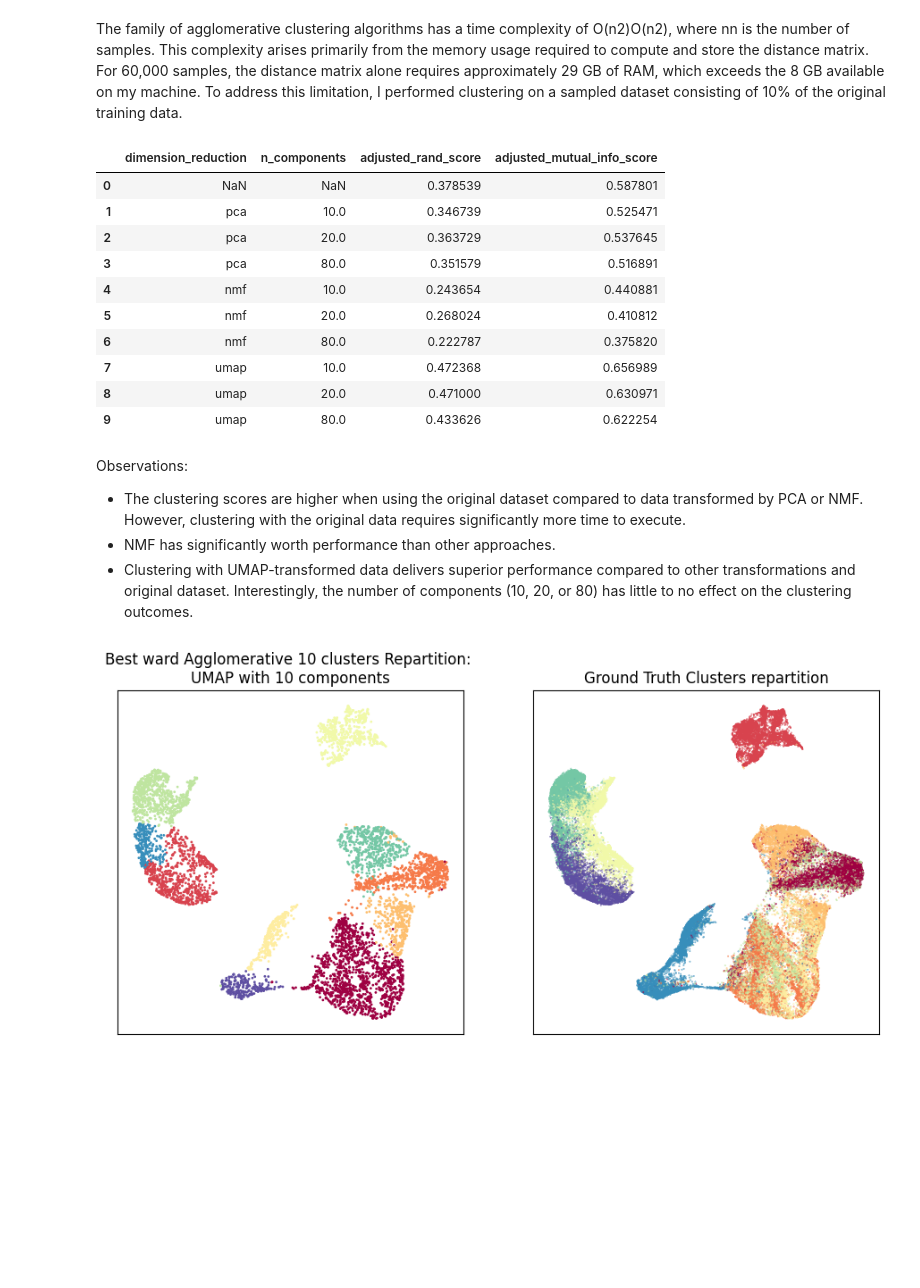
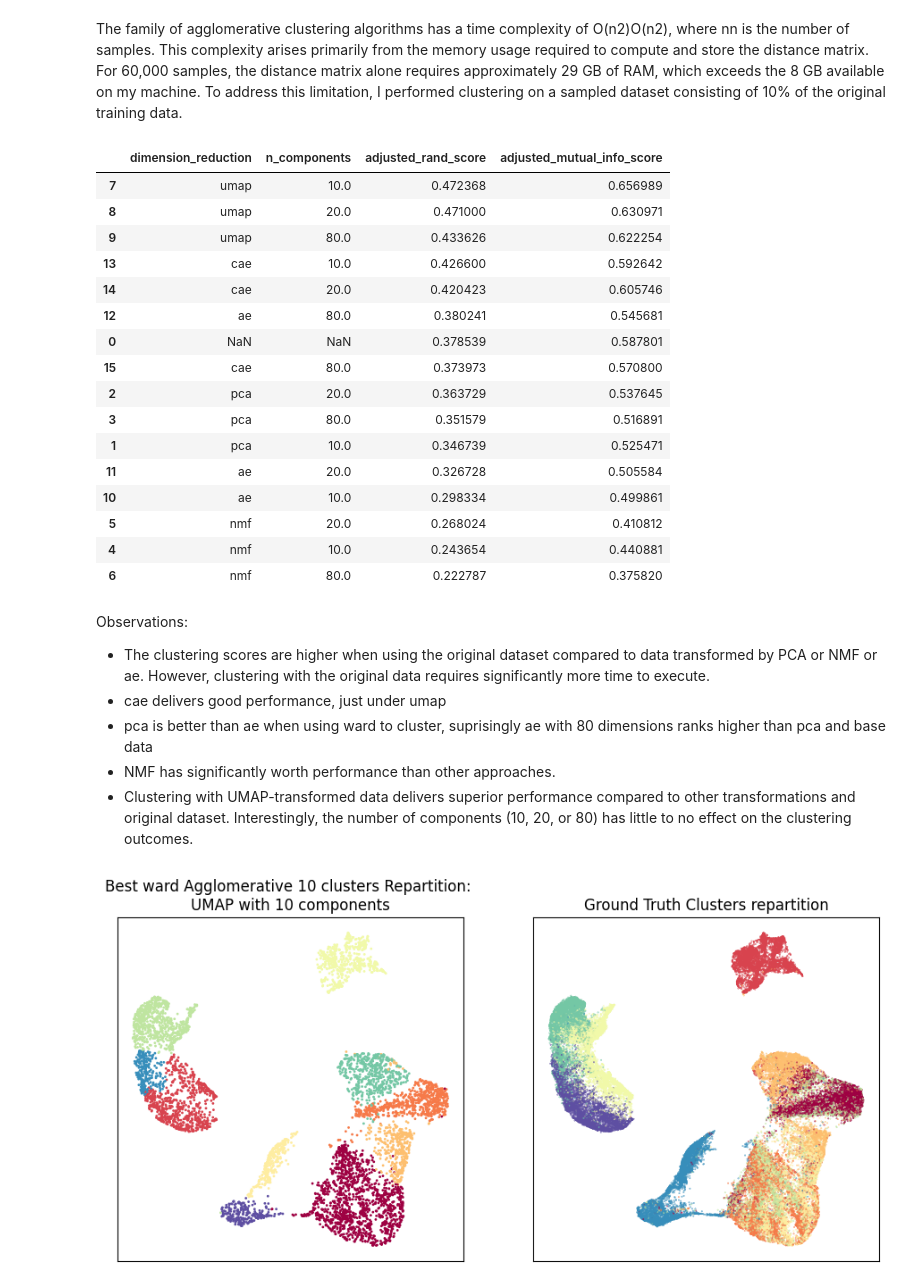
Before and after one commit to Martin-Labenne/fashion-mnist-clusturing, a Jupyter notebook: clustering.ipynb, the cells around one changed output. Cells and saved outputs as stored; diff of their text form; code cells hidden in the pictures; blank space fills up the shorter version.

Commit message:
update the clustering notebook with auto encoder embedded data

```diff
--- a/clustering.ipynb
+++ b/clustering.ipynb
@@ -62,6 +81,7 @@ train_data_filename = 'fashion-mnist_train.csv'
 df = pd.read_csv(kaggle_data_forlder / train_data_filename)
 
 X_train, y_train = df.drop(columns='label'), df['label']
+(_, tf_y_train), (_, _) = tf_datasets.fashion_mnist.load_data()
 
 custom_normalizer = FunctionTransformer(func=(lambda x: x / 255), inverse_func=(lambda x: (x*255).astype(int)))
 
@@ -83,14 +103,17 @@ if not SCORES_FOLDER.exists():
 X_umap_2 = pd.read_csv(DATA_FOLDER / 'X_umap_2.csv')
 # %%
 def model_evaluate(model, dim_reduction_strat=None, n_components=None, sample_size=None):
-
-    y = y_train
 
     if dim_reduction_strat is None :
         X = X_scaled
     else :
         data_path = DATA_FOLDER / f'X_{dim_reduction_strat}_{n_components}.csv'
         X = pd.read_csv(data_path)
+
+    if dim_reduction_strat not in ['ae', 'cae']:
+        y = y_train
+    else:
+        y = tf_y_train
 
     if sample_size is not None:
         X, _, y, _ = train_test_split(X, y, train_size=sample_size, random_state=42)
@@ -287,47 +358,95 @@ else :
             'dimension_reduction': 'nmf',
             'n_components': 80,
             **model_evaluate(AgglomerativeClustering(n_clusters=10), 'nmf', 80, sample_size=0.1)
         },
     ]
 
     ### UMAP Transformed Data
     ward_scores += [
         {
             'dimension_reduction': 'umap',
             'n_components': 10,
             **model_evaluate(AgglomerativeClustering(n_clusters=10), 'umap', 10, sample_size=0.1)
         },
         {
             'dimension_reduction': 'umap',
             'n_components': 20,
             **model_evaluate(AgglomerativeClustering(n_clusters=10), 'umap', 20, sample_size=0.1)
         },
         {
             'dimension_reduction': 'umap',
             'n_components': 80,
             **model_evaluate(AgglomerativeClustering(n_clusters=10), 'umap', 80, sample_size=0.1)
         },
     ]
 
+    ### Auto-Encoder Transformed Data
+    ward_scores += [
+        {
+            'dimension_reduction': 'ae',
+            'n_components': 10,
+            **model_evaluate(AgglomerativeClustering(n_clusters=10), 'ae', 10, sample_size=0.1)
+        },
+        {
+            'dimension_reduction': 'ae',
+            'n_components': 20,
+            **model_evaluate(AgglomerativeClustering(n_clusters=10), 'ae', 20, sample_size=0.1)
+        },
+        {
+            'dimension_reduction': 'ae',
+            'n_components': 80,
+            **model_evaluate(AgglomerativeClustering(n_clusters=10), 'ae', 80, sample_size=0.1)
+        },
+    ]
+    ### Convolutional Auto-Encoder Transformed Data
+    ward_scores += [
+        {
+            'dimension_reduction': 'cae',
+            'n_components': 10,
+            **model_evaluate(AgglomerativeClustering(n_clusters=10), 'cae', 10, sample_size=0.1)
+        },
+        {
+            'dimension_reduction': 'cae',
+            'n_components': 20,
+            **model_evaluate(AgglomerativeClustering(n_clusters=10), 'cae', 20, sample_size=0.1)
+        },
+        {
+            'dimension_reduction': 'cae',
+            'n_components': 80,
+            **model_evaluate(AgglomerativeClustering(n_clusters=10), 'cae', 80, sample_size=0.1)
+        },
+    ]
+
     ward_scores_df = pd.DataFrame(ward_scores)
     ward_scores_df.to_csv(ward_scores_path, index=False)
 
-ward_scores_df
+ward_scores_df.sort_values(
+    by=['adjusted_rand_score', 'adjusted_mutual_info_score']
+    , ascending=[False, False]
+)
 # %% [output]
 |  | dimension_reduction | n_components | adjusted_rand_score | adjusted_mutual_info_score |
-| 0 | NaN | NaN | 0.378539 | 0.587801 |
-| 1 | pca | 10.0 | 0.346739 | 0.525471 |
-| 2 | pca | 20.0 | 0.363729 | 0.537645 |
-| 3 | pca | 80.0 | 0.351579 | 0.516891 |
-| 4 | nmf | 10.0 | 0.243654 | 0.440881 |
-| 5 | nmf | 20.0 | 0.268024 | 0.410812 |
-| 6 | nmf | 80.0 | 0.222787 | 0.375820 |
 | 7 | umap | 10.0 | 0.472368 | 0.656989 |
 | 8 | umap | 20.0 | 0.471000 | 0.630971 |
 | 9 | umap | 80.0 | 0.433626 | 0.622254 |
+| 13 | cae | 10.0 | 0.426600 | 0.592642 |
+| 14 | cae | 20.0 | 0.420423 | 0.605746 |
+| 12 | ae | 80.0 | 0.380241 | 0.545681 |
+| 0 | NaN | NaN | 0.378539 | 0.587801 |
+| 15 | cae | 80.0 | 0.373973 | 0.570800 |
+| 2 | pca | 20.0 | 0.363729 | 0.537645 |
+| 3 | pca | 80.0 | 0.351579 | 0.516891 |
+| 1 | pca | 10.0 | 0.346739 | 0.525471 |
+| 11 | ae | 20.0 | 0.326728 | 0.505584 |
+| 10 | ae | 10.0 | 0.298334 | 0.499861 |
+| 5 | nmf | 20.0 | 0.268024 | 0.410812 |
+| 4 | nmf | 10.0 | 0.243654 | 0.440881 |
+| 6 | nmf | 80.0 | 0.222787 | 0.375820 |
 # %% [markdown]
 Observations:
-- The clustering scores are higher when using the original dataset compared to data transformed by PCA or NMF. However, clustering with the original data requires significantly more time to execute.
+- The clustering scores are higher when using the original dataset compared to data transformed by PCA or NMF or ae. However, clustering with the original data requires significantly more time to execute.
+- cae delivers good performance, just under umap
+- pca is better than ae when using ward to cluster, suprisingly ae with 80 dimensions ranks higher than pca and base data
 - NMF has significantly worth performance than other approaches.
 - Clustering with UMAP-transformed data delivers superior performance compared to other transformations and original dataset. Interestingly, the number of components (10, 20, or 80) has little to no effect on the clustering outcomes.
 # %%
```
Also changed, not shown: parts of 9 cells of this notebook.
